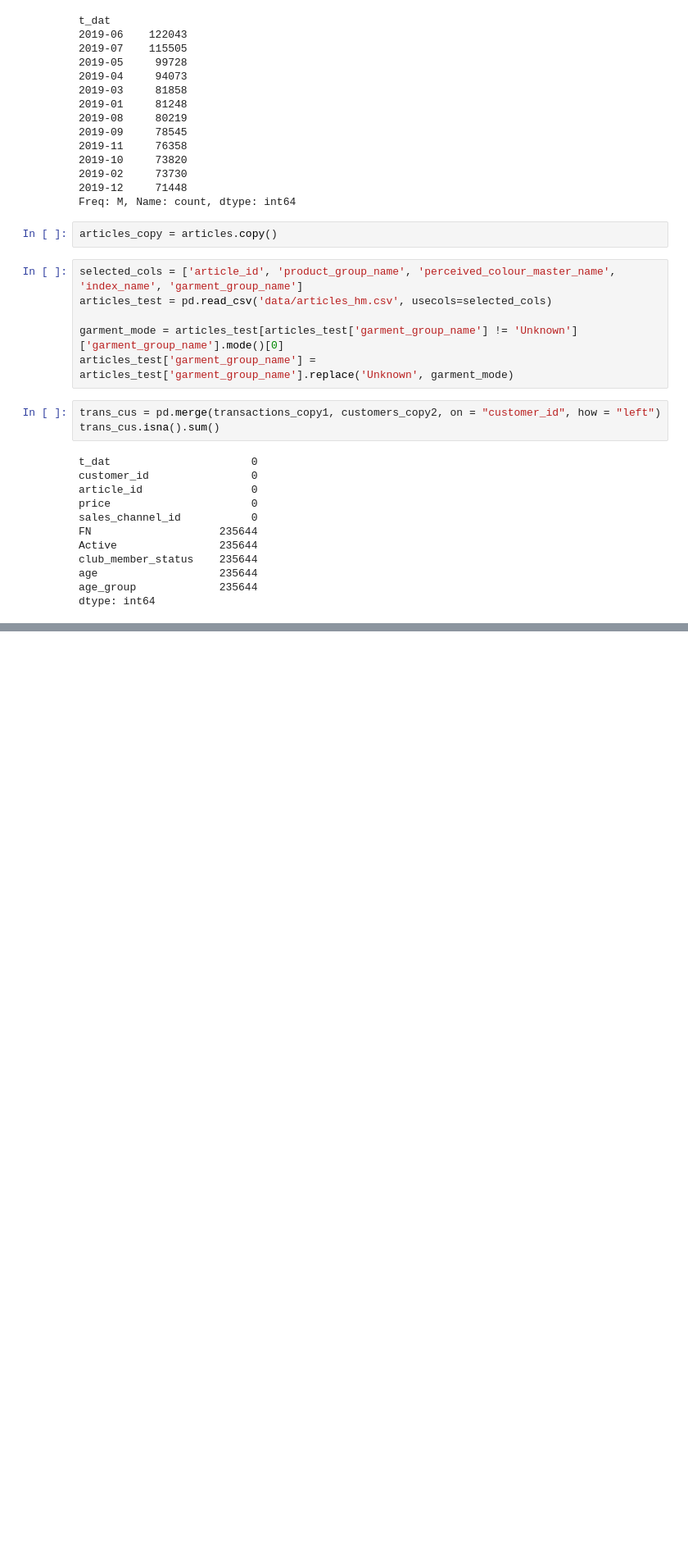
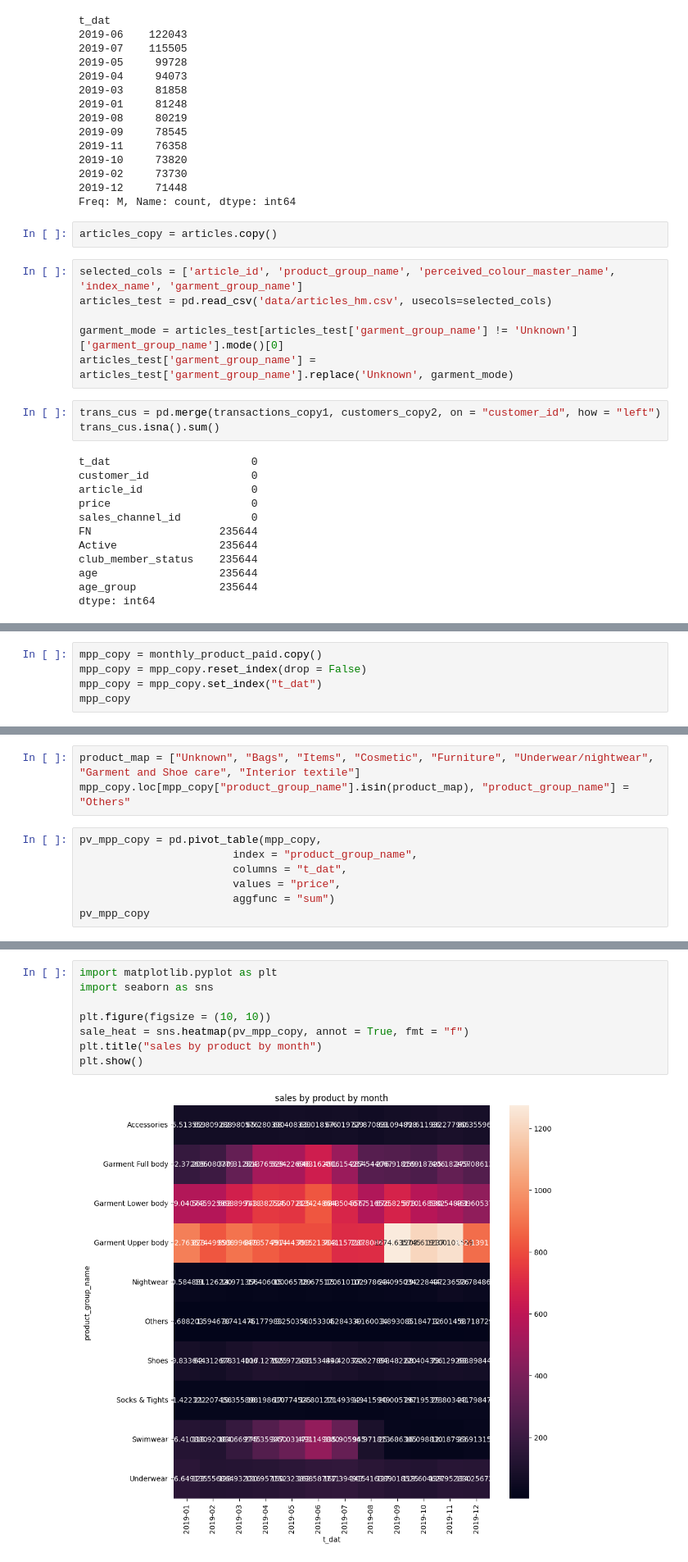
Before and after one commit to KyungminChang/4team-commerce-first-project, a Jupyter notebook: test.ipynb, the cells around one changed output, grey strips where cells are left out. Shown at 82% size. Drawn from its saved outputs; the diff is of its cells as text; blank space fills up the shorter version.

```diff
--- a/test.ipynb
+++ b/test.ipynb
@@ -202,0 +252,5 @@ Name: count, dtype: int64
+# %%
+mpp_copy = monthly_product_paid.copy()
+mpp_copy = mpp_copy.reset_index(drop = False)
+mpp_copy = mpp_copy.set_index("t_dat")
+mpp_copy
@@ -202,0 +272,10 @@ Name: count, dtype: int64
+# %%
+product_map = ["Unknown", "Bags", "Items", "Cosmetic", "Furniture", "Underwear/nightwear", "Garment and Shoe care", "Interior textile"]
+mpp_copy.loc[mpp_copy["product_group_name"].isin(product_map), "product_group_name"] = "Others"
+# %%
+pv_mpp_copy = pd.pivot_table(mpp_copy,
+                        index = "product_group_name",
+                        columns = "t_dat",
+                        values = "price",
+                        aggfunc = "sum")
+pv_mpp_copy
@@ -202,0 +295,10 @@ Name: count, dtype: int64
+# %%
+import matplotlib.pyplot as plt
+import seaborn as sns
+
+plt.figure(figsize = (10, 10))
+sale_heat = sns.heatmap(pv_mpp_copy, annot = True, fmt = "f")
+plt.title("sales by product by month")
+plt.show()
+# %% [output]
+[figure, added]
```
Also changed, not shown: parts of 11 cells of this notebook.
